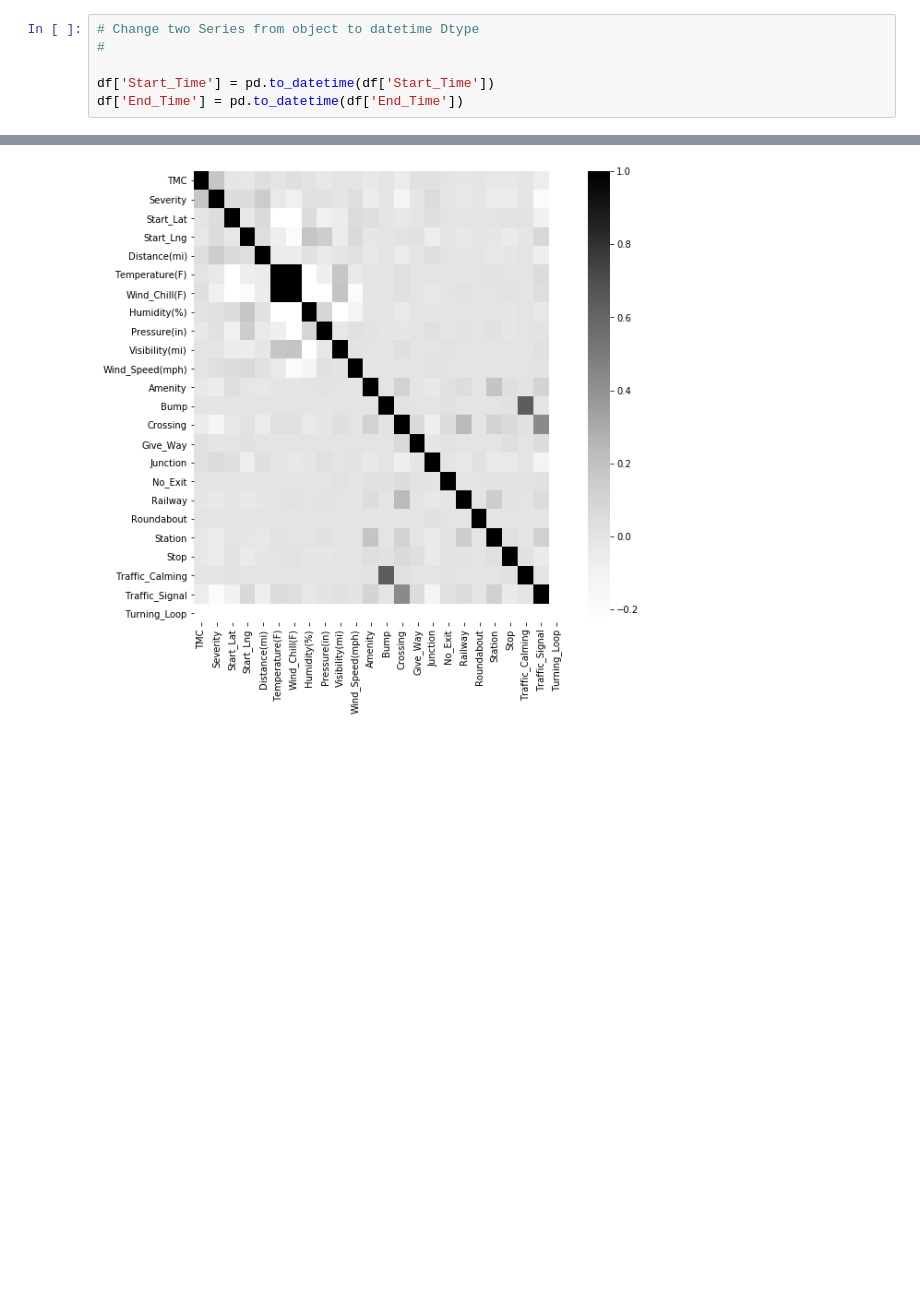
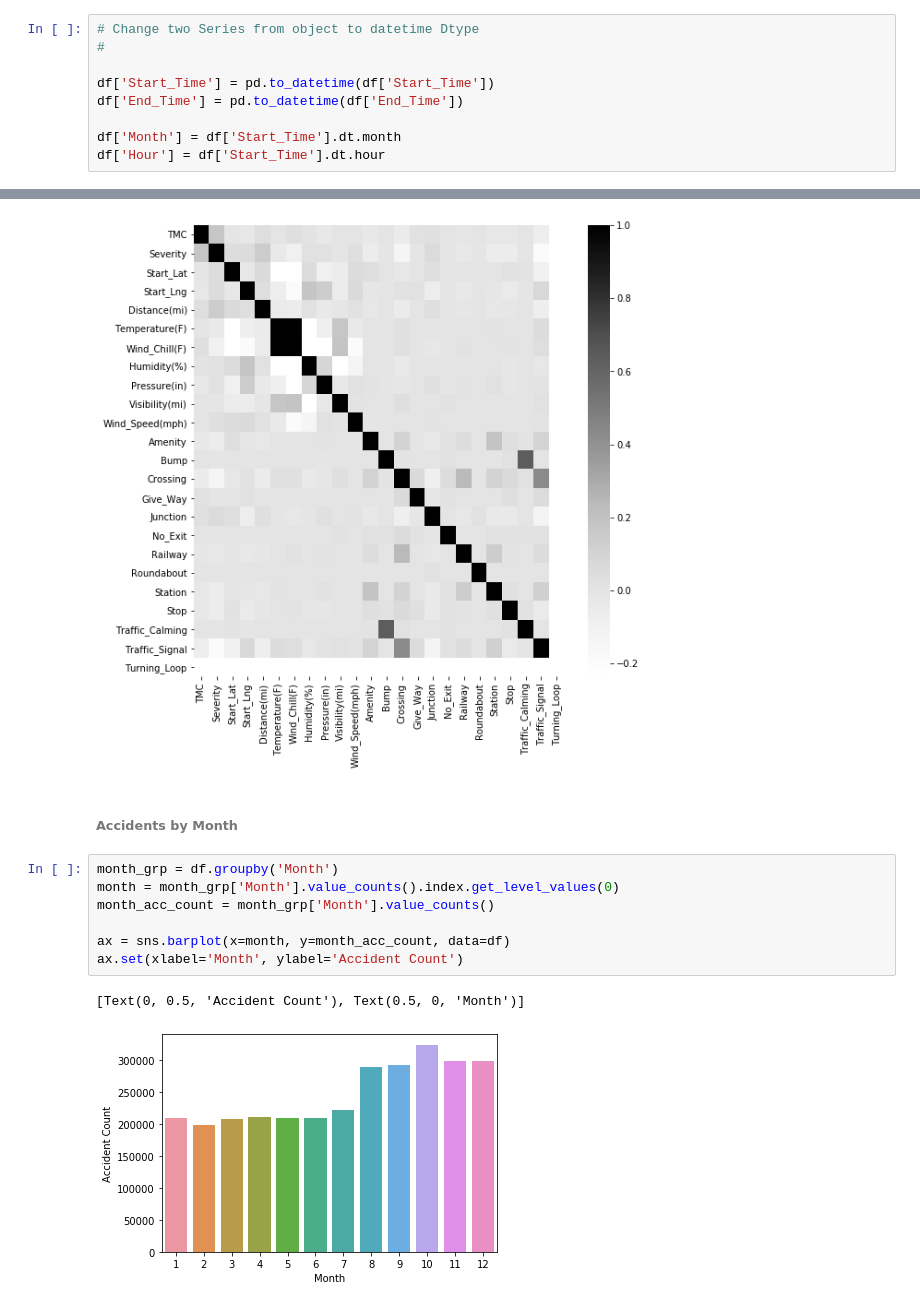
Before and after one commit to AdrianLabuda/us-accidents, a Jupyter notebook: us-accidents.ipynb, the cells around one changed output, grey strips where cells are left out. Saved outputs shown, nothing was run; the diff lists cells and outputs as text; blank space fills up the shorter version.

Commit message:
distplot, groupby, comper plots

```diff
--- a/us-accidents.ipynb
+++ b/us-accidents.ipynb
@@ -135,6 +135,9 @@ df.drop(columns=['End_Lat', 'End_Lng', 'Number', 'Precipitation(in)'], inplace=T
 
 df['Start_Time'] = pd.to_datetime(df['Start_Time'])
 df['End_Time'] = pd.to_datetime(df['End_Time'])
+
+df['Month'] = df['Start_Time'].dt.month
+df['Hour'] = df['Start_Time'].dt.hour
 # %% [markdown]
 # Visualization
 ###### We will make some graphs, to represent most useful information about dataset.
@@ -189,3 +192,15 @@ sns.heatmap(corr, cmap='Greys', robust=True)
 # %% [output]
 <matplotlib.axes._subplots.AxesSubplot at 0x...>
 [figure]
+# %% [markdown]
+<h6>Accidents by Month</h6>
+# %%
+month_grp = df.groupby('Month')
+month = month_grp['Month'].value_counts().index.get_level_values(0)
+month_acc_count = month_grp['Month'].value_counts()
+
+ax = sns.barplot(x=month, y=month_acc_count, data=df)
+ax.set(xlabel='Month', ylabel='Accident Count')
+# %% [output]
+[Text(0, 0.5, 'Accident Count'), Text(0.5, 0, 'Month')]
+[figure, added]
```
Also changed, not shown: parts of 1 cell of this notebook.
